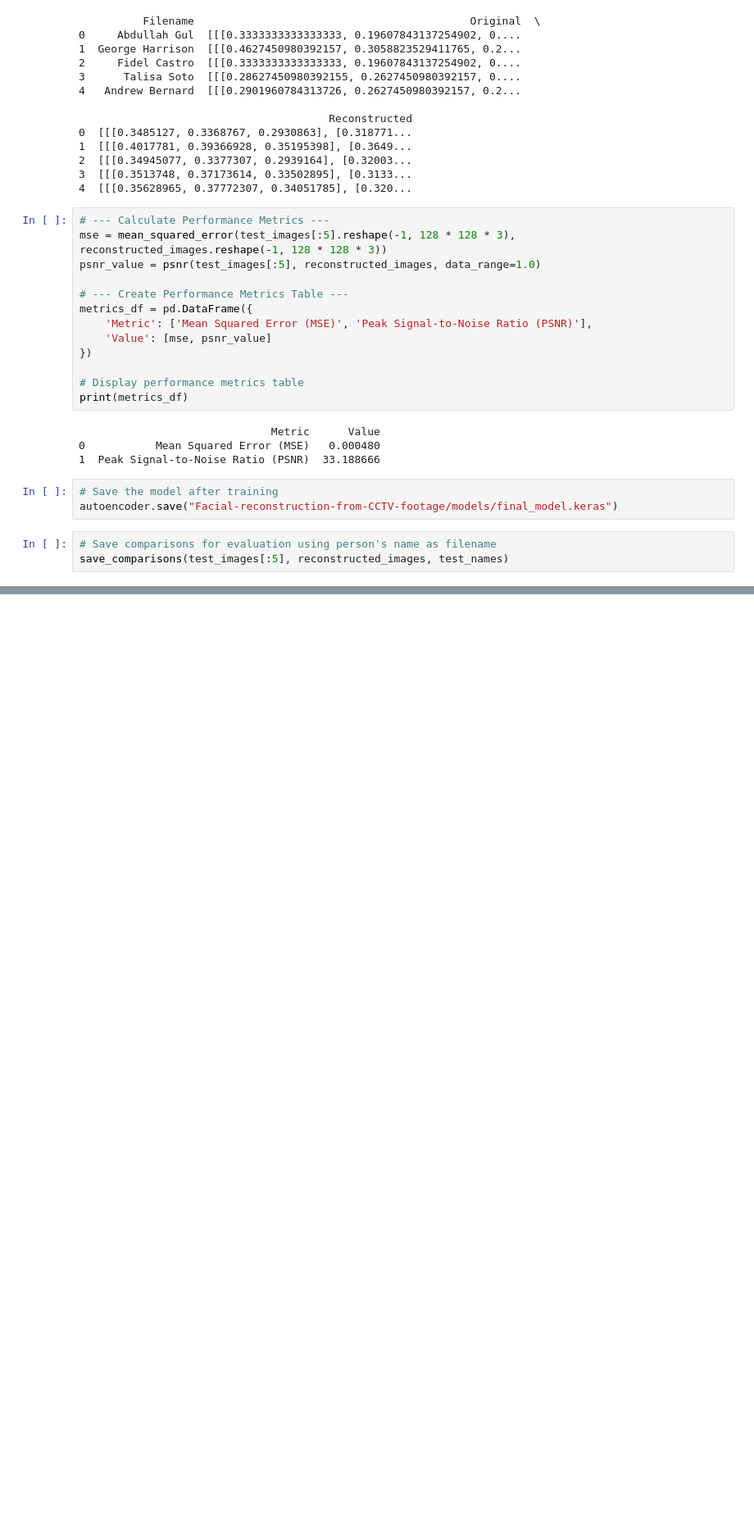
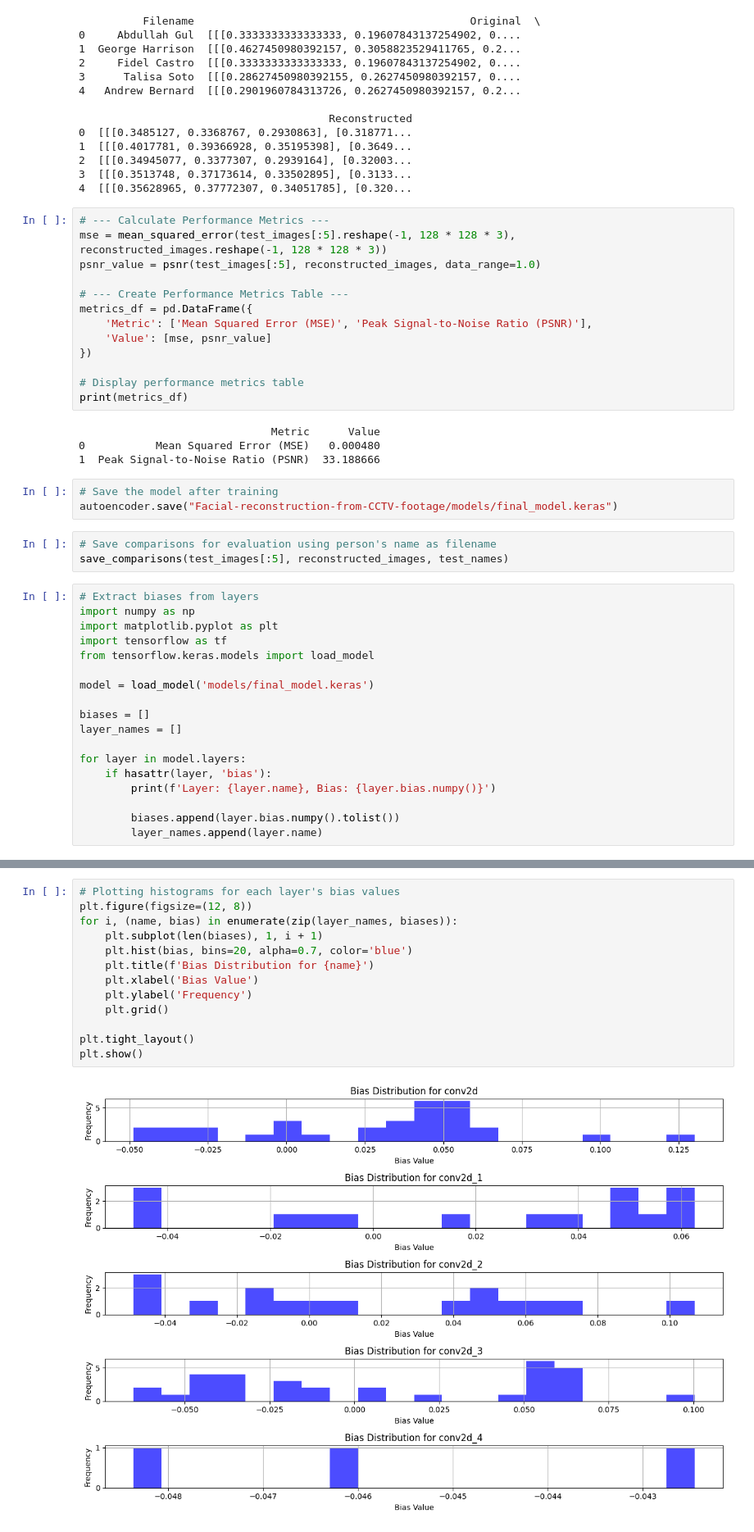
Before and after one commit to shivangichaudhary/Facial-reconstruction-from-CCTV-footage, a Jupyter notebook: ethos24_autoencoder_cctv_facial_recon.ipynb, the cells around one changed output, grey strips where cells are left out. Shown: that part at 82% size. Drawn from its saved outputs; the diff is of its cells as text; blank space fills up the shorter version.

```diff
--- a/ethos24_autoencoder_cctv_facial_recon.ipynb
+++ b/ethos24_autoencoder_cctv_facial_recon.ipynb
@@ -306,3 +306,21 @@ autoencoder.save("Facial-reconstruction-from-CCTV-footage/models/final_model.ker
 # %%
 # Save comparisons for evaluation using person's name as filename
 save_comparisons(test_images[:5], reconstructed_images, test_names)
+# %%
+# Extract biases from layers
+import numpy as np
+import matplotlib.pyplot as plt
+import tensorflow as tf
+from tensorflow.keras.models import load_model
+
+model = load_model('models/final_model.keras')
+
+biases = []
+layer_names = []
+
+for layer in model.layers:
+    if hasattr(layer, 'bias'):
+        print(f'Layer: {layer.name}, Bias: {layer.bias.numpy()}')
+
+        biases.append(layer.bias.numpy().tolist())
+        layer_names.append(layer.name)
@@ -308,0 +347,15 @@ save_comparisons(test_images[:5], reconstructed_images, test_names)
+# %%
+# Plotting histograms for each layer's bias values
+plt.figure(figsize=(12, 8))
+for i, (name, bias) in enumerate(zip(layer_names, biases)):
+    plt.subplot(len(biases), 1, i + 1)
+    plt.hist(bias, bins=20, alpha=0.7, color='blue')
+    plt.title(f'Bias Distribution for {name}')
+    plt.xlabel('Bias Value')
+    plt.ylabel('Frequency')
+    plt.grid()
+
+plt.tight_layout()
+plt.show()
+# %% [output]
+[figure, added]
```
Also changed, not shown: parts of 1 cell of this notebook, 1 other file.
